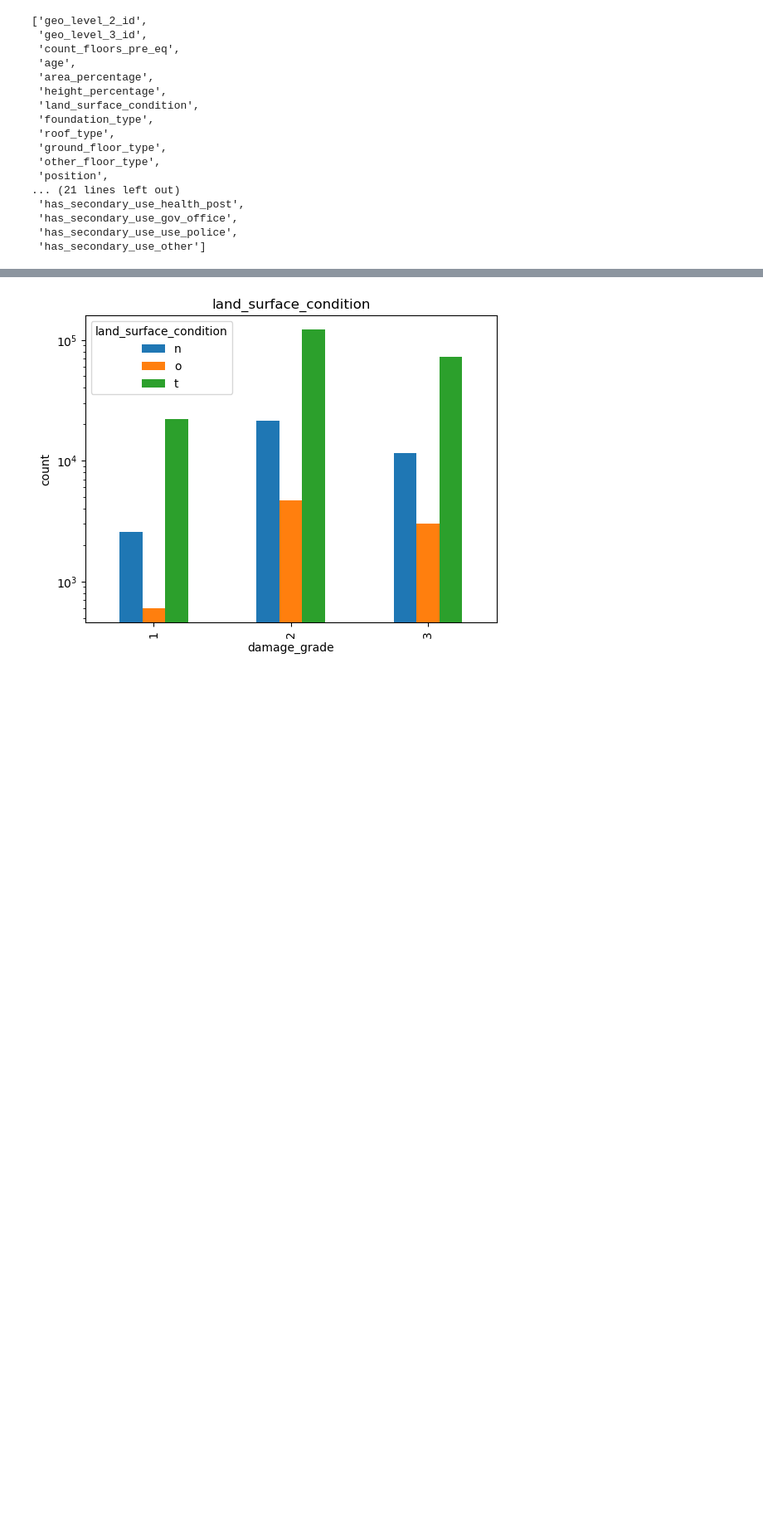
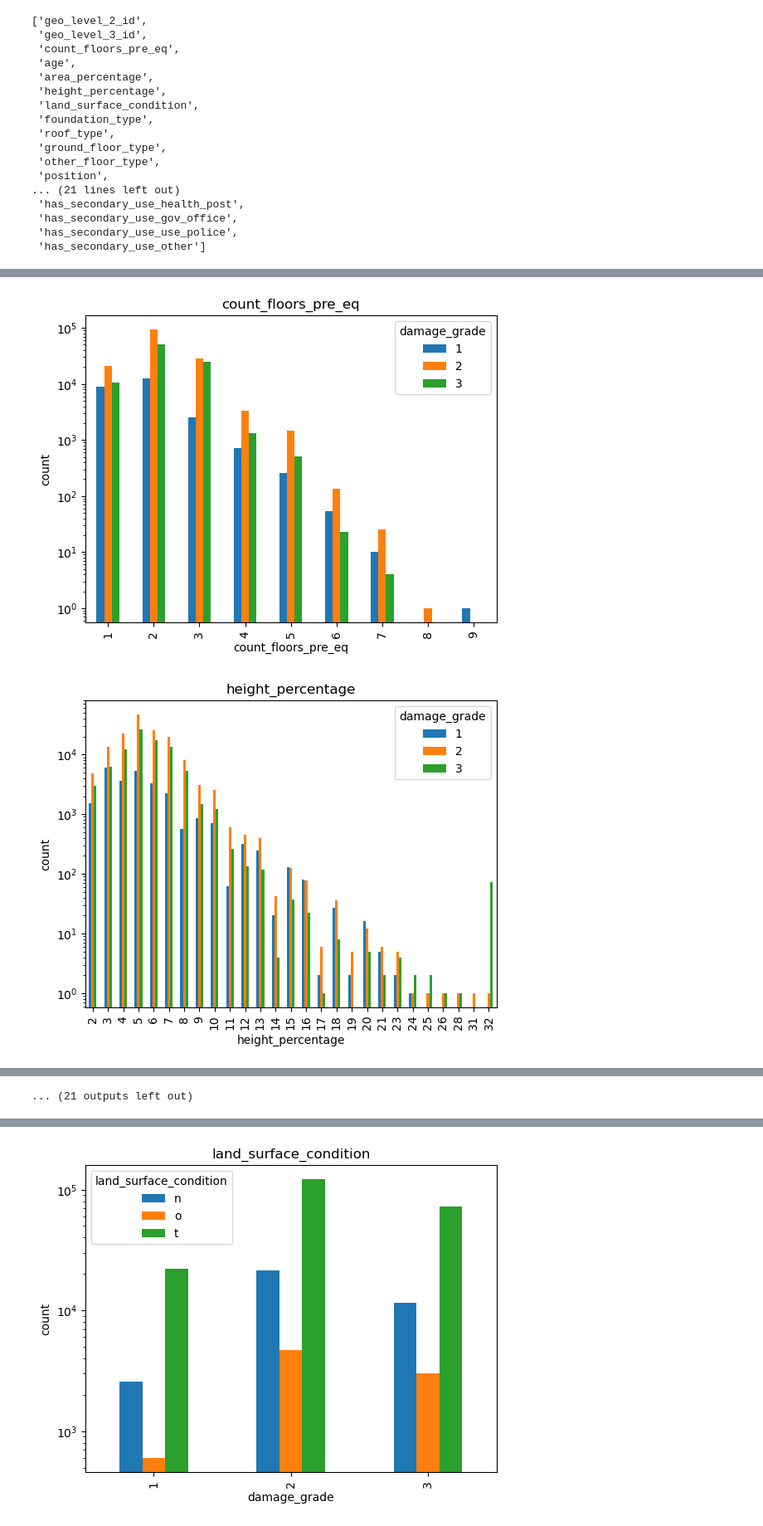
Before and after one commit to EvanGalea2/Earthquake-Damage-Predictor, a Jupyter notebook: DataExploration.ipynb, the cells around one changed output, grey strips where cells are left out. Shown at 83% size. Drawn from its saved outputs; the diff is of its cells as text; code cells hidden in the pictures; blank space fills up the shorter version.

```diff
--- a/DataExploration.ipynb
+++ b/DataExploration.ipynb
@@ -190,24 +176,20 @@ columnList
 # %%
 for column in columnList:
-    # data = df[['damage_grade', column]]
-
-    # grouped_data = data.groupby(['damage_grade', column])
-    # pivot = grouped_data.size().reset_index()
-    # print(pivot)
-
-
     data = df[['damage_grade', column]]
-    # g = data.groupby(['damage_grade', column])
-    # categoryTable = g.size().reset_index()
-    # categoryTable.columns = ['damage_grade', column, 'count']
-    # pivotTable = categoryTable.pivot(index = 'damage_grade', columns = column, values = 'count')
-    # pivotTable = pivotTable.fillna(0)
-    # # print(pivotTable)
-    # #plot if number of columns isn't too high
-    # numCol = len(pivotTable.columns)
-    # if(numCol < 32):
-    #     pivotTable.T.plot(kind='bar')
-    #     plt.title(column)
-    #     plt.yscale('log')
-    #     plt.ylabel('count')
-    #     plt.show()
+    g = data.groupby(['damage_grade', column])
+    categoryTable = g.size().reset_index()
+    categoryTable.columns = ['damage_grade', column, 'count']
+    pivotTable = categoryTable.pivot(index = 'damage_grade', columns = column, values = 'count')
+    pivotTable = pivotTable.fillna(0)
+    # print(pivotTable)
+    #plot if number of columns isn't too high
+    numCol = len(pivotTable.columns)
+    if(numCol < 32):
+        pivotTable.T.plot(kind='bar')
+        plt.title(column)
+        plt.yscale('log')
+        plt.ylabel('count')
+        plt.show()
+# %% [output]
+[figure, added]
+[figure, added]
@@ -213,0 +206 @@ for column in columnList:
+... (21 outputs left out)
```
Also changed, not shown: parts of 19 cells of this notebook, 2 other files.
